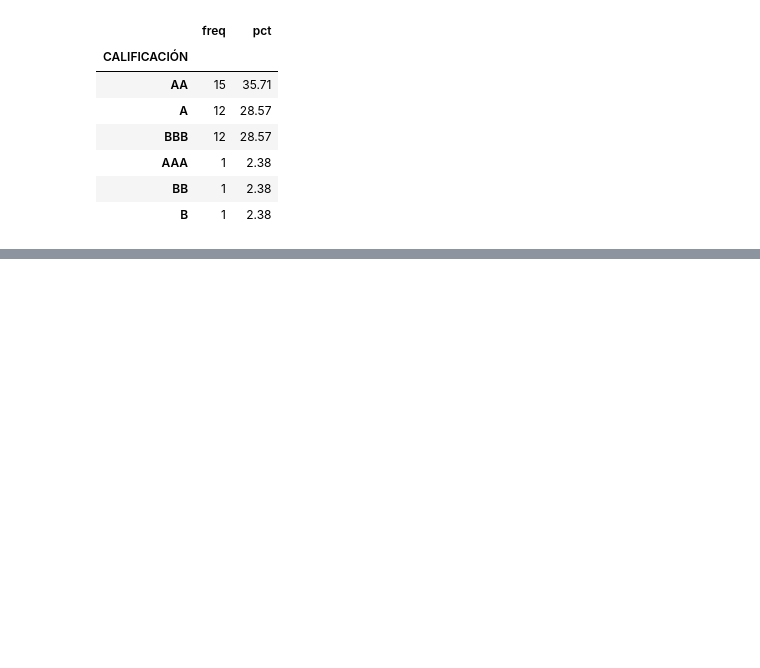
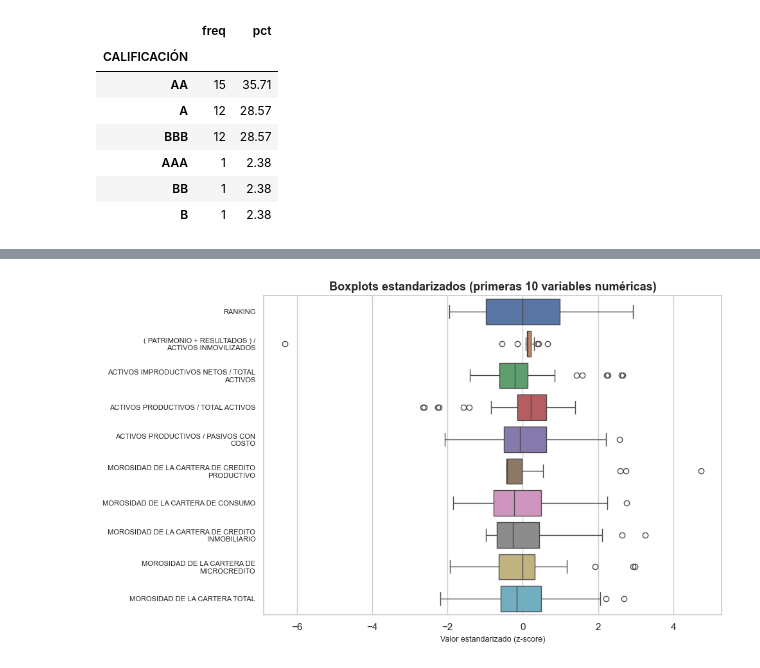
Before and after one commit to tonyfajardo1/ml-cooperativas-segmento1, a Jupyter notebook: notebooks/01_eda_y_clustering.ipynb, the cells around one changed output, grey strips where cells are left out. Saved outputs shown, nothing was run; the diff lists cells and outputs as text; code cells hidden in the pictures; blank space fills up the shorter version.

```diff
--- a/notebooks/01_eda_y_clustering.ipynb
+++ b/notebooks/01_eda_y_clustering.ipynb
@@ -367,0 +216,41 @@ plt.show()
+# %%
+import matplotlib.pyplot as plt
+import seaborn as sns
+import textwrap
+import pandas as pd
+
+sns.set(style="whitegrid")
+
+# ===== 1. Selección de variables =====
+sel = [c for c in numeric_cols if df[c].dropna().nunique() > 5][:10]
+
+if len(sel) > 0:
+    # 2. Convertir a numérico
+    df_box = df[sel].apply(pd.to_numeric, errors='coerce')
+
+    # 3. Estandarizar SOLO PARA VISUALIZAR (z-score)
+    df_std = (df_box - df_box.mean()) / df_box.std(ddof=0)
+
+    # 4. Boxplots
+    fig, ax = plt.subplots(figsize=(10, 6))
+
+    sns.boxplot(
+        data=df_std,
+        orient='h',
+        ax=ax
+    )
+
+    # 5. Mejorar etiquetas (wrap multilínea)
+    wrapped_labels = ["\n".join(textwrap.wrap(col, width=35)) for col in df_std.columns]
+    ax.set_yticklabels(wrapped_labels, fontsize=8)
+
+    ax.set_xlabel("Valor estandarizado (z-score)", fontsize=9)
+    ax.set_title("Boxplots estandarizados (primeras 10 variables numéricas)", fontsize=13, weight="bold")
+
+    plt.tight_layout()
+    plt.savefig("../figures/eda_boxplots.png", dpi=150, bbox_inches='tight')
+    plt.show()
+else:
+    print("No hay suficientes variables numéricas con variedad para boxplots.")
+# %% [output]
+[figure, added]
```
Also changed, not shown: parts of 14 cells of this notebook, 20 other files.
